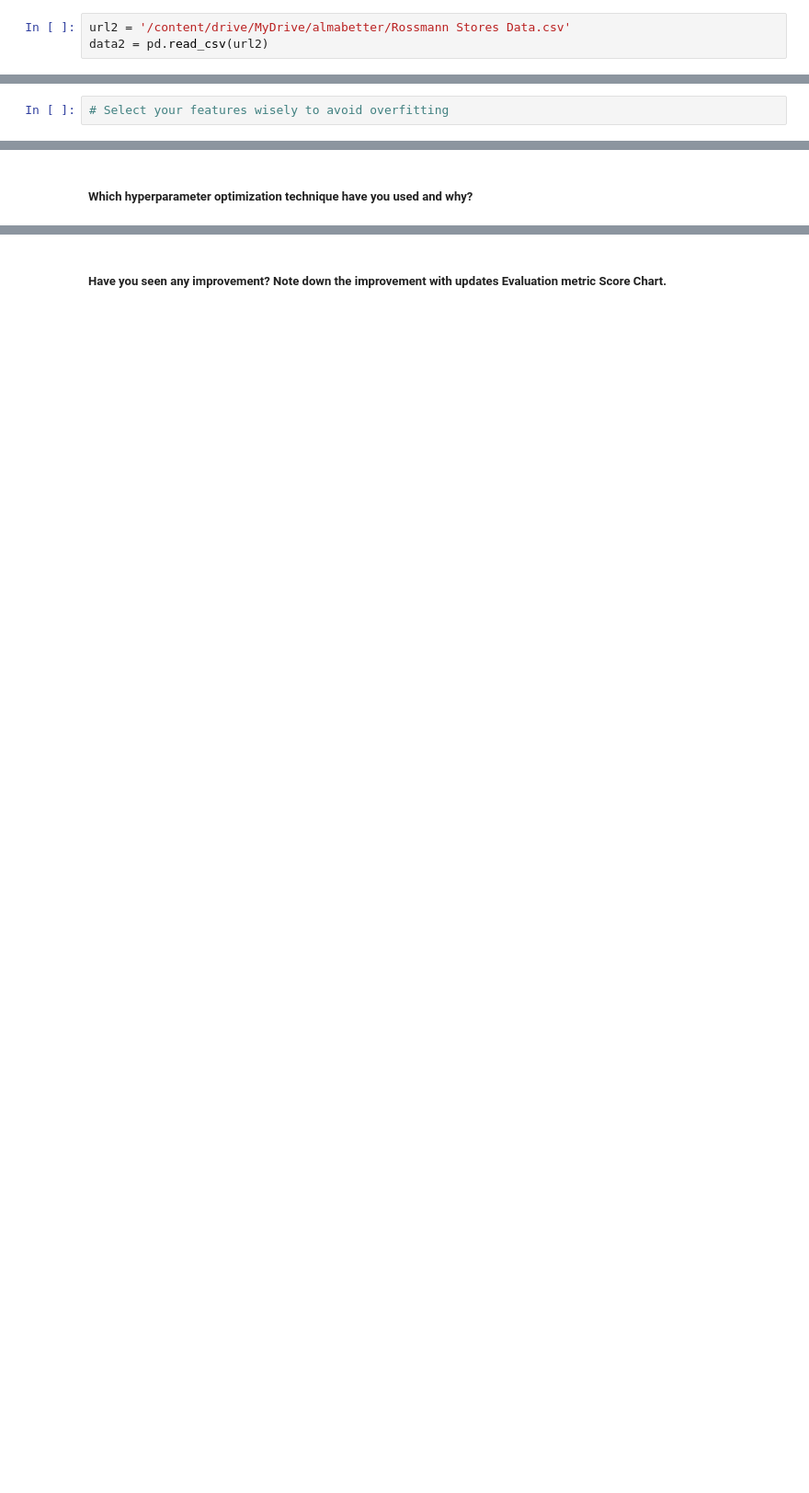
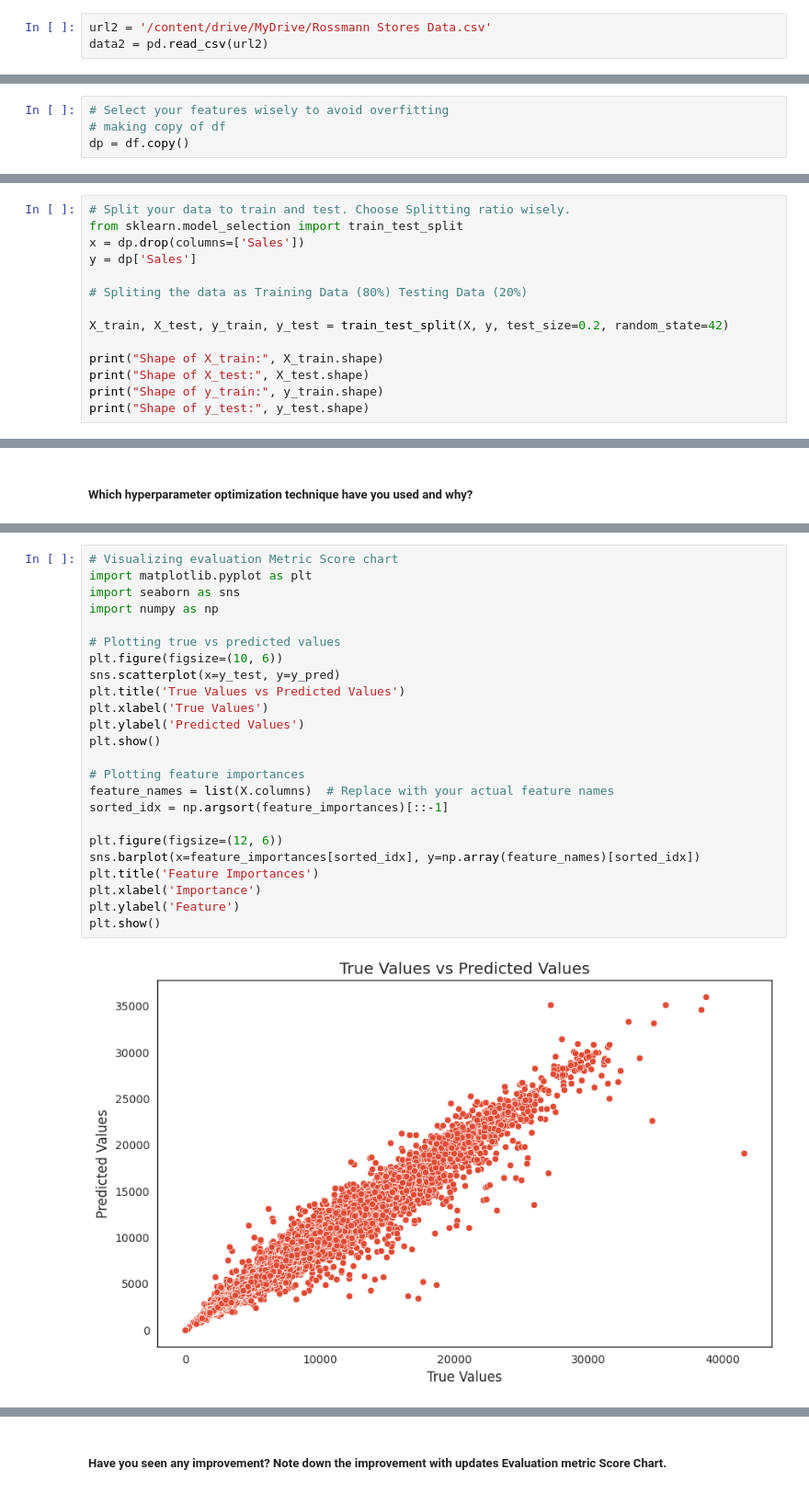
Before and after one commit to Nayan3101/Capstone-project-Regression---Retail-Sales-Prediction, a Jupyter notebook: Nayan_Capstone_Project_M6_Retail_Sales_Prediction.ipynb, the cells around one changed output, grey strips where cells are left out. Shown at 92% size. Saved outputs shown, nothing was run; the diff lists cells and outputs as text; blank space fills up the shorter version.

```diff
--- a/Nayan_Capstone_Project_M6_Retail_Sales_Prediction.ipynb
+++ b/Nayan_Capstone_Project_M6_Retail_Sales_Prediction.ipynb
@@ -122,7 +122,7 @@ Mounted at /content/drive
 url1 = '/content/drive/MyDrive/almabetter/store.csv'
 data1 = pd.read_csv(url1)
 # %%
-url2 = '/content/drive/MyDrive/almabetter/Rossmann Stores Data.csv'
+url2 = '/content/drive/MyDrive/Rossmann Stores Data.csv'
 data2 = pd.read_csv(url2)
 # %% [markdown]
 ### Dataset First View
@@ -1414,3 +1467,5 @@ corrilation_matrix
 #### 2. Feature Selection
 # %%
 # Select your features wisely to avoid overfitting
+# making copy of df
+dp = df.copy()
@@ -1452,0 +1654,14 @@ Answer Here.
+# %%
+# Split your data to train and test. Choose Splitting ratio wisely.
+from sklearn.model_selection import train_test_split
+x = dp.drop(columns=['Sales'])
+y = dp['Sales']
+
+# Spliting the data as Training Data (80%) Testing Data (20%)
+
+X_train, X_test, y_train, y_test = train_test_split(X, y, test_size=0.2, random_state=42)
+
+print("Shape of X_train:", X_train.shape)
+print("Shape of X_test:", X_test.shape)
+print("Shape of y_train:", y_train.shape)
+print("Shape of y_test:", y_test.shape)
@@ -1494,0 +1862,26 @@ Answer Here.
+# %%
+# Visualizing evaluation Metric Score chart
+import matplotlib.pyplot as plt
+import seaborn as sns
+import numpy as np
+
+# Plotting true vs predicted values
+plt.figure(figsize=(10, 6))
+sns.scatterplot(x=y_test, y=y_pred)
+plt.title('True Values vs Predicted Values')
+plt.xlabel('True Values')
+plt.ylabel('Predicted Values')
+plt.show()
+
+# Plotting feature importances
+feature_names = list(X.columns)  # Replace with your actual feature names
+sorted_idx = np.argsort(feature_importances)[::-1]
+
+plt.figure(figsize=(12, 6))
+sns.barplot(x=feature_importances[sorted_idx], y=np.array(feature_names)[sorted_idx])
+plt.title('Feature Importances')
+plt.xlabel('Importance')
+plt.ylabel('Feature')
+plt.show()
+# %% [output]
+[figure, added]
```
Also changed, not shown: parts of 113 cells of this notebook.
